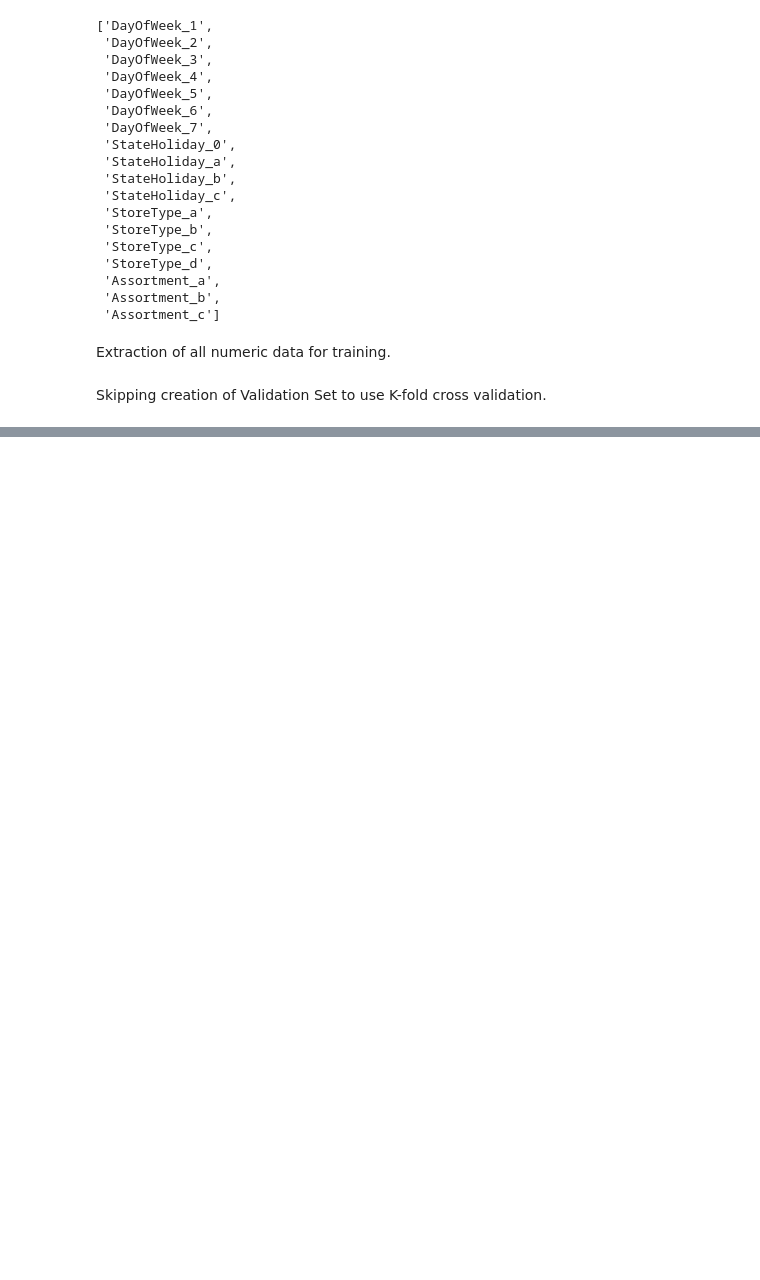
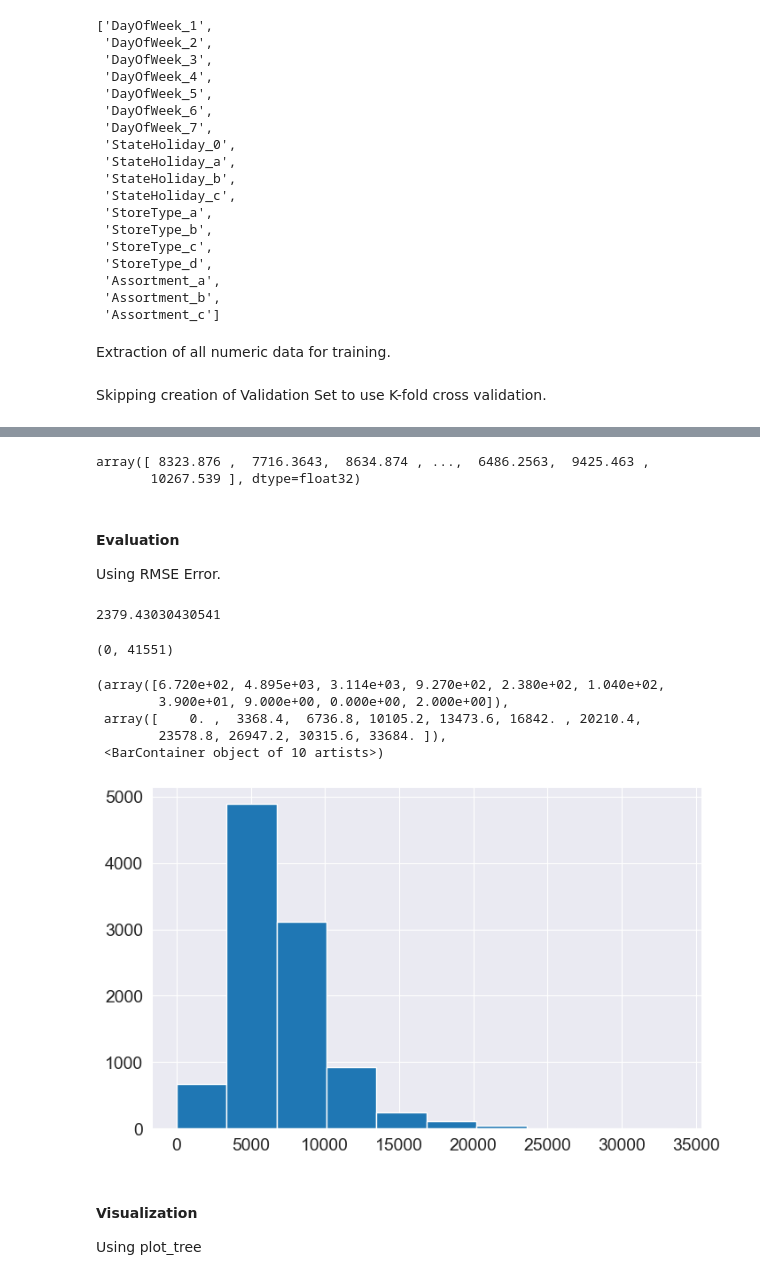
Before and after one commit to ayushzoc/rossmanstoresales, a Jupyter notebook: rossmanstoresalescomp.ipynb, the cells around one changed output, grey strips where cells are left out. Cells and saved outputs as stored; diff of their text form; code cells hidden in the pictures; blank space fills up the shorter version.

```diff
--- a/rossmanstoresalescomp.ipynb
+++ b/rossmanstoresalescomp.ipynb
@@ -500,0 +529,8 @@ Skipping creation of Validation Set to use K-fold cross validation.
+# %%
+preds
+# %% [output]
+array([ 8323.876 ,  7716.3643,  8634.874 , ...,  6486.2563,  9425.463 ,
+       10267.539 ], dtype=float32)
+# %% [markdown]
+#### Evaluation
+Using RMSE Error.
@@ -500,0 +541,21 @@ Skipping creation of Validation Set to use K-fold cross validation.
+# %%
+rmse(preds, targets)
+# %% [output]
+2379.43030430541
+# %%
+merged_df.Sales.min(), merged_df.Sales.max()
+# %% [output]
+(0, 41551)
+# %%
+plt.figure(figsize = (8, 5))
+plt.hist(merged_df.Sales.sample(10000))
+# %% [output]
+(array([6.720e+02, 4.895e+03, 3.114e+03, 9.270e+02, 2.380e+02, 1.040e+02,
+        3.900e+01, 9.000e+00, 0.000e+00, 2.000e+00]),
+ array([    0. ,  3368.4,  6736.8, 10105.2, 13473.6, 16842. , 20210.4,
+        23578.8, 26947.2, 30315.6, 33684. ]),
+ <BarContainer object of 10 artists>)
+[figure, added]
+# %% [markdown]
+#### Visualization
+Using plot_tree
```
Also changed, not shown: parts of 37 cells of this notebook.
